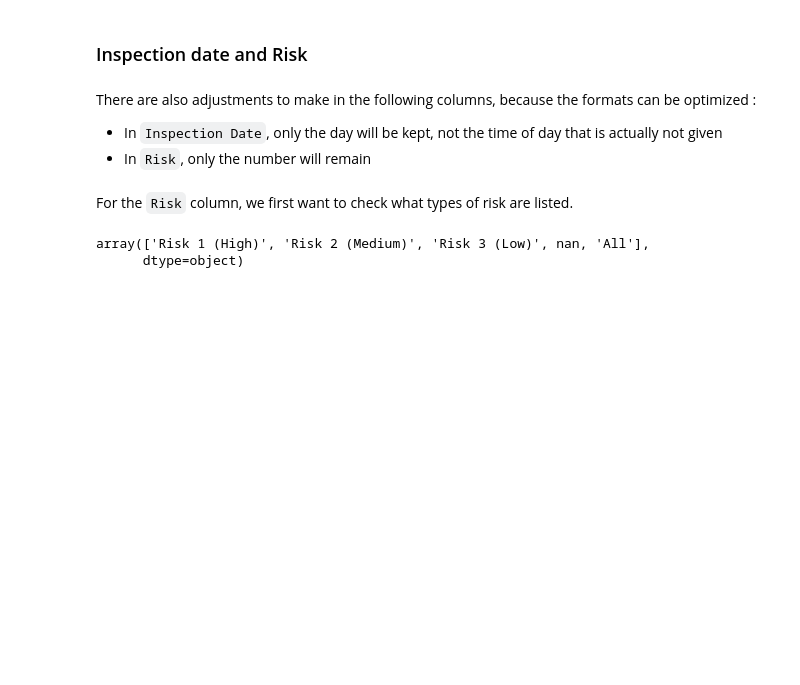
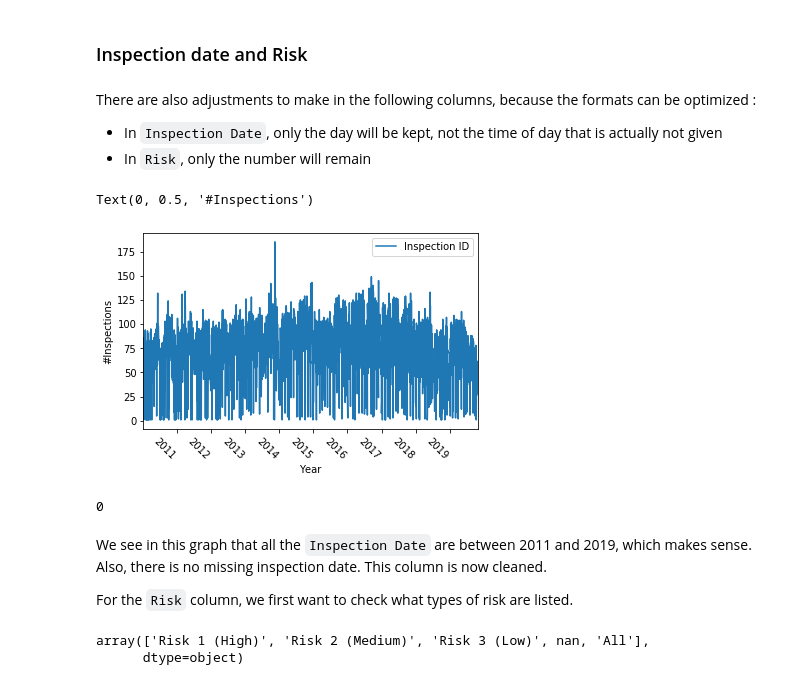
Before and after one commit to clairebilat/ada-2019-project-lost-and-found, a Jupyter notebook: Milestone-3.ipynb, the cells around one changed output. Cells and saved outputs as stored; diff of their text form; code cells hidden in the pictures; blank space fills up the shorter version.

```diff
--- a/Milestone-3.ipynb
+++ b/Milestone-3.ipynb
@@ -240,7 +236,23 @@ eat_seat['Inspection Date'] = eat_seat['Inspection Date'].apply(lambda x:x.split
 from datetime import datetime, date, time
 # %%
 eat_seat['Inspection Date'] = eat_seat['Inspection Date'].apply(lambda x:datetime.strptime(x, '%Y-%m-%d'))
+# %%
+def inspection_per_year(dblp):
+    return dblp[['Inspection Date', 'Inspection ID']].groupby('Inspection Date').count()
+
+ax = inspection_per_year(eat_seat).plot(rot=-45)
+ax.set_xlabel('Year')
+ax.set_ylabel('#Inspections')
+# %% [output]
+Text(0, 0.5, '#Inspections')
+[figure, added]
+# %%
+len(eat_seat[eat_seat['Inspection Date'].isnull()])
+# %% [output]
+0
 # %% [markdown]
+We see in this graph that all the `Inspection Date` are between 2011 and 2019, which makes sense. Also, there is no missing inspection date. This column is now cleaned.
+
 For the `Risk` column, we first want to check what types of risk are listed.
 # %%
 eat_seat.Risk.unique()
```
Also changed, not shown: parts of 24 cells of this notebook.
